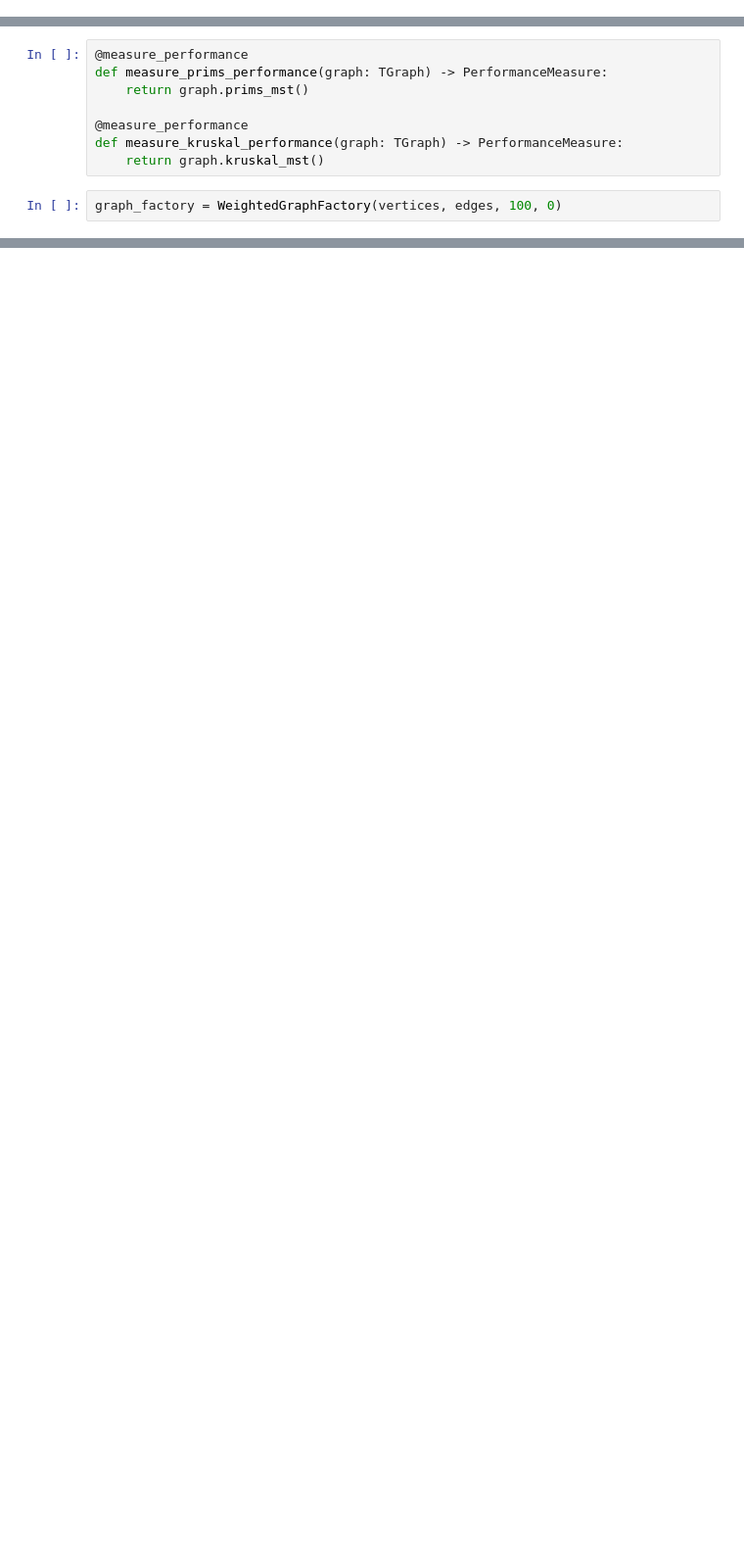
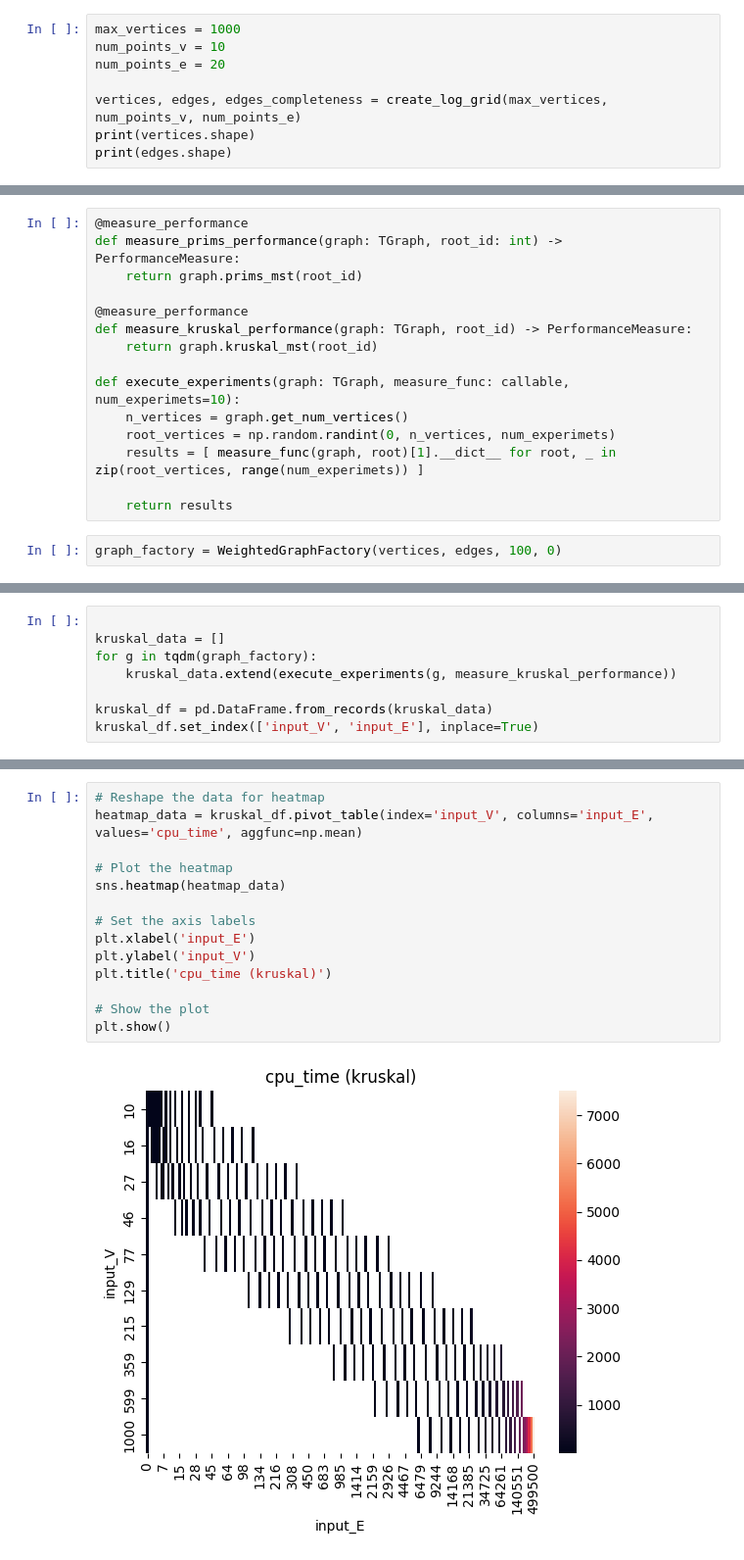
Before and after one commit to mtsz-thiago/GA026-Algorithms-I, a Jupyter notebook: experimentos.ipynb, the cells around one changed output, grey strips where cells are left out. Shown at 98% size. Saved outputs shown, nothing was run; the diff lists cells and outputs as text; blank space fills up the shorter version.

Commit message:
obtendo dados para kruskal

```diff
--- a/experimentos.ipynb
+++ b/experimentos.ipynb
@@ -66,0 +25,8 @@ vertices, edges = create_log_grid(max_vertices, max_edges, num_points)
+# %%
+max_vertices = 1000
+num_points_v = 10
+num_points_e = 20
+
+vertices, edges, edges_completeness = create_log_grid(max_vertices, num_points_v, num_points_e)
+print(vertices.shape)
+print(edges.shape)
@@ -67,10 +36,17 @@ vertices, edges = create_log_grid(max_vertices, max_edges, num_points)
 # %%
 @measure_performance
-def measure_prims_performance(graph: TGraph) -> PerformanceMeasure:
-    return graph.prims_mst()
+def measure_prims_performance(graph: TGraph, root_id: int) -> PerformanceMeasure:
+    return graph.prims_mst(root_id)
 
 @measure_performance
-def measure_kruskal_performance(graph: TGraph) -> PerformanceMeasure:
-    return graph.kruskal_mst()
+def measure_kruskal_performance(graph: TGraph, root_id) -> PerformanceMeasure:
+    return graph.kruskal_mst(root_id)
+
+def execute_experiments(graph: TGraph, measure_func: callable, num_experimets=10):
+    n_vertices = graph.get_num_vertices()
+    root_vertices = np.random.randint(0, n_vertices, num_experimets)
+    results = [ measure_func(graph, root)[1].__dict__ for root, _ in zip(root_vertices, range(num_experimets)) ]
+
+    return results
 # %%
 graph_factory = WeightedGraphFactory(vertices, edges, 100, 0)
@@ -82,0 +53,8 @@ kruskal_df["E"] = edges
+# %%
+
+kruskal_data = []
+for g in tqdm(graph_factory):
+    kruskal_data.extend(execute_experiments(g, measure_kruskal_performance))
+
+kruskal_df = pd.DataFrame.from_records(kruskal_data)
+kruskal_df.set_index(['input_V', 'input_E'], inplace=True)
@@ -82,0 +63,16 @@ kruskal_df["E"] = edges
+# %%
+# Reshape the data for heatmap
+heatmap_data = kruskal_df.pivot_table(index='input_V', columns='input_E', values='cpu_time', aggfunc=np.mean)
+
+# Plot the heatmap
+sns.heatmap(heatmap_data)
+
+# Set the axis labels
+plt.xlabel('input_E')
+plt.ylabel('input_V')
+plt.title('cpu_time (kruskal)')
+
+# Show the plot
+plt.show()
+# %% [output]
+[figure, added]
```
Also changed, not shown: parts of 9 cells of this notebook, 1 other file.
